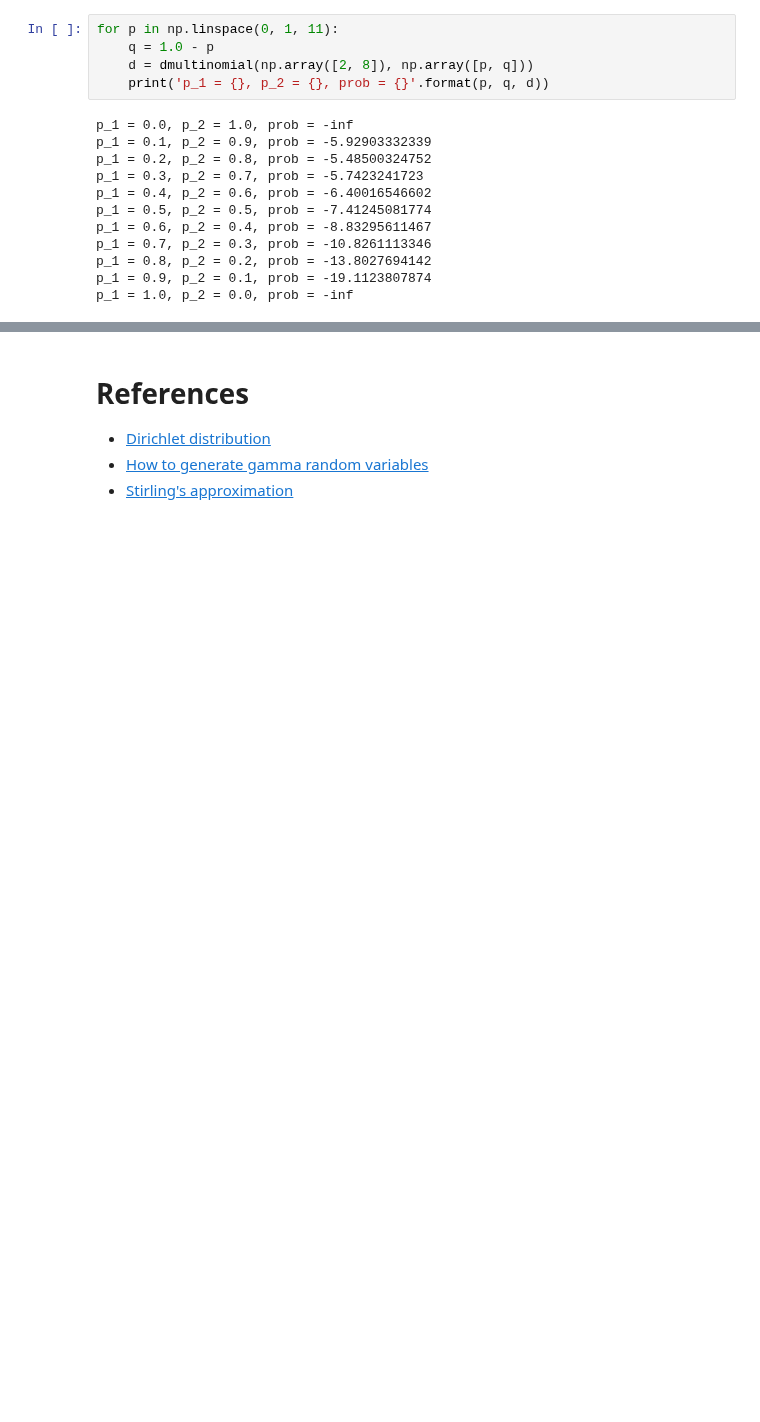
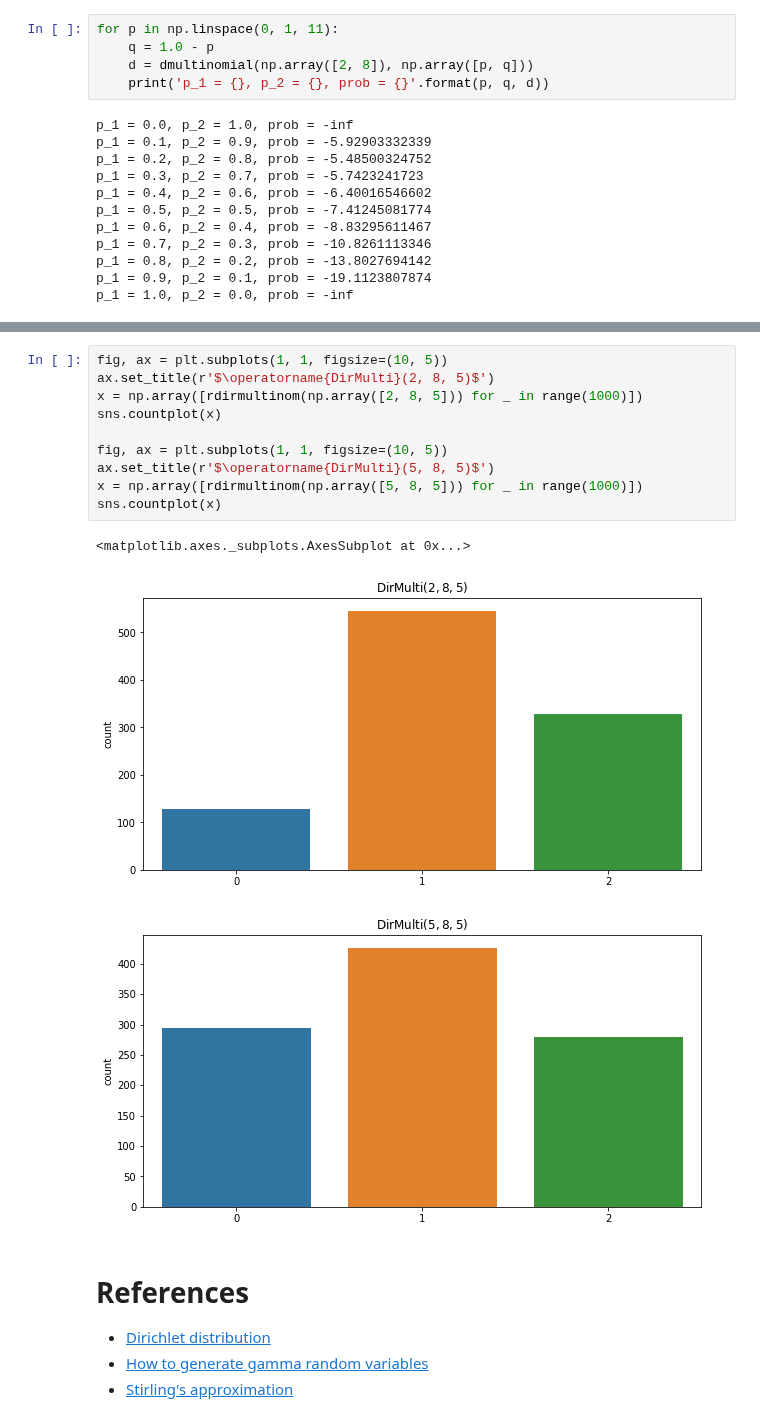
Before and after one commit to vangj/ds, a Jupyter notebook: dirichlet-multinomial-distribution.ipynb, the cells around one changed output, grey strips where cells are left out. Cells and saved outputs as stored; diff of their text form; blank space fills up the shorter version.

```diff
--- a/dirichlet-multinomial-distribution.ipynb
+++ b/dirichlet-multinomial-distribution.ipynb
@@ -224,3 +281,17 @@ alpha = [10.0, 0.0], prob = 0.365795475075
+# %%
+fig, ax = plt.subplots(1, 1, figsize=(10, 5))
+ax.set_title(r'$\operatorname{DirMulti}(2, 8, 5)$')
+x = np.array([rdirmultinom(np.array([2, 8, 5])) for _ in range(1000)])
+sns.countplot(x)
+
+fig, ax = plt.subplots(1, 1, figsize=(10, 5))
+ax.set_title(r'$\operatorname{DirMulti}(5, 8, 5)$')
+x = np.array([rdirmultinom(np.array([5, 8, 5])) for _ in range(1000)])
+sns.countplot(x)
+# %% [output]
+<matplotlib.axes._subplots.AxesSubplot at 0x...>
+[figure, added]
+[figure, added]
 # %% [markdown]
 # References
 
```
Also changed, not shown: parts of 12 cells of this notebook.
